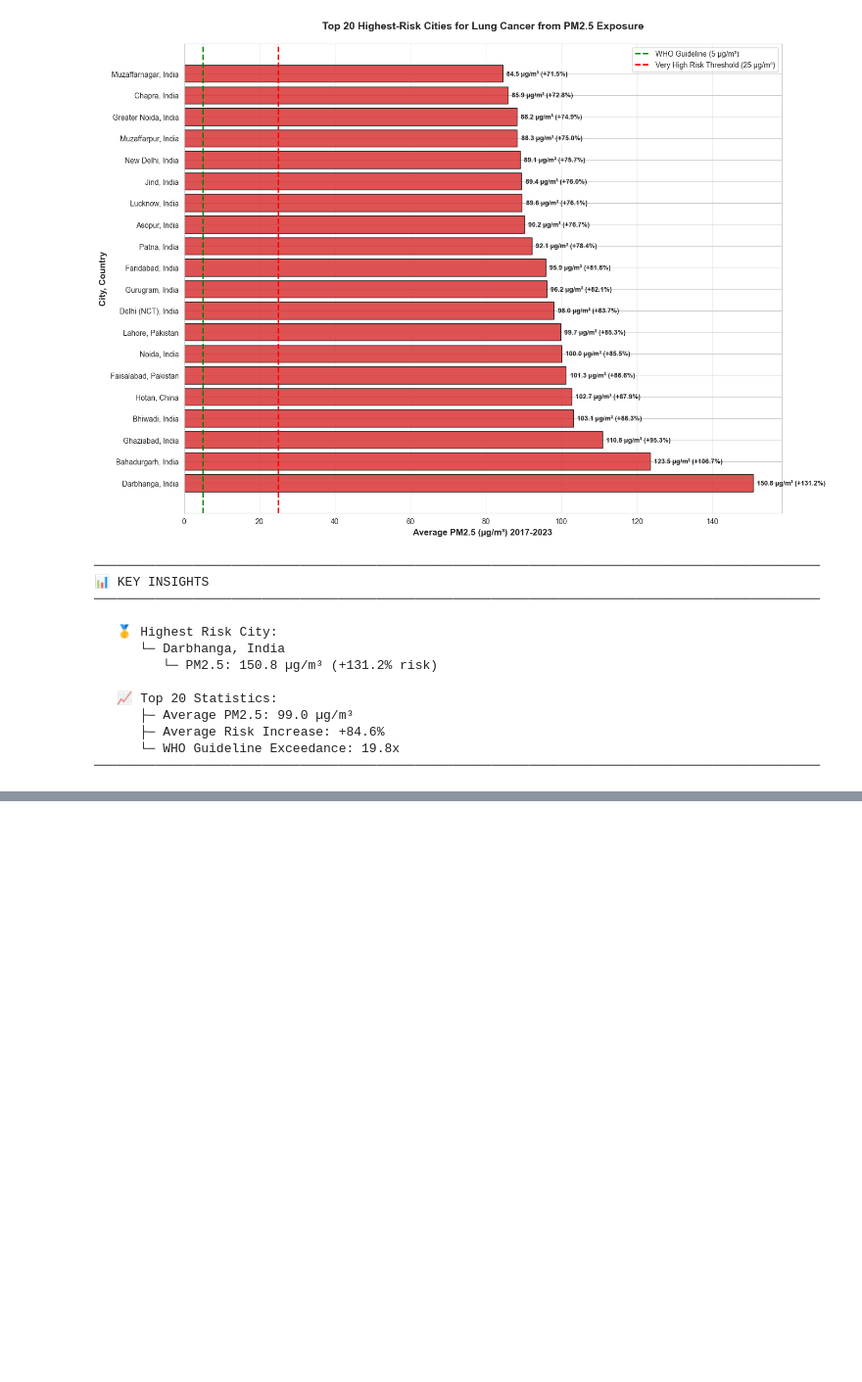
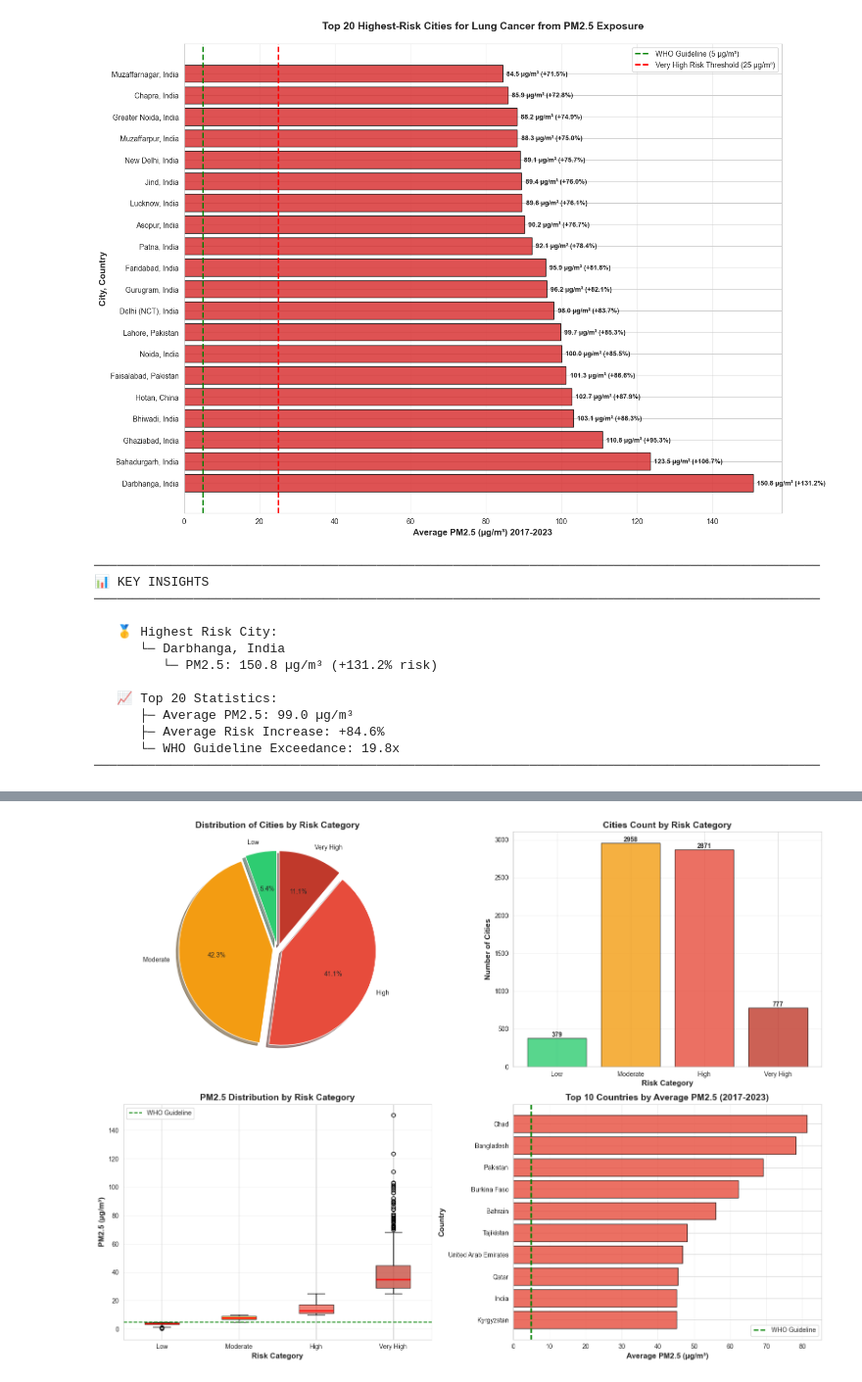
Before and after one commit to Sanaullah-Turab/global-lung-cancer-analysis, a Jupyter notebook: notebooks/LungCancer-Analysis.ipynb, the cells around one changed output, grey strips where cells are left out. Shown at 98% size. Cells and saved outputs as stored; diff of their text form; code cells hidden in the pictures; blank space fills up the shorter version.

```diff
--- a/notebooks/LungCancer-Analysis.ipynb
+++ b/notebooks/LungCancer-Analysis.ipynb
@@ -981,0 +984,82 @@ Rank   City                      Country         PM2.5 (µg/m³)   Risk +
+# %%
+# Risk category distribution
+risk_counts = air_pollution['risk_category'].value_counts()
+risk_order = ['Low', 'Moderate', 'High', 'Very High']
+risk_counts = risk_counts.reindex(risk_order)
+
+# Create visualizations
+fig, axes = plt.subplots(2, 2, figsize=(16, 12))
+
+# 1. Risk Category Distribution (Pie Chart)
+colors_pie = ['#2ecc71', '#f39c12', '#e74c3c', '#c0392b']
+explode = (0.05, 0.05, 0.05, 0.05)
+axes[0, 0].pie(risk_counts, labels=risk_counts.index, autopct='%1.1f%%',
+               colors=colors_pie, explode=explode, shadow=True, startangle=90)
+axes[0, 0].set_title('Distribution of Cities by Risk Category', fontsize=14, fontweight='bold')
+
+# 2. Risk Category Count (Bar Chart)
+bars = axes[0, 1].bar(risk_counts.index, risk_counts.values, color=colors_pie, alpha=0.8, edgecolor='black')
+axes[0, 1].set_xlabel('Risk Category', fontsize=12, fontweight='bold')
+axes[0, 1].set_ylabel('Number of Cities', fontsize=12, fontweight='bold')
+axes[0, 1].set_title('Cities Count by Risk Category', fontsize=14, fontweight='bold')
+axes[0, 1].grid(axis='y', alpha=0.3)
+for bar in bars:
+    height = bar.get_height()
+    axes[0, 1].text(bar.get_x() + bar.get_width()/2., height,
+                    f'{int(height)}',
+                    ha='center', va='bottom', fontweight='bold')
+
+# 3. PM2.5 Distribution by Risk Category (Box Plot)
+risk_data = [air_pollution[air_pollution['risk_category'] == cat]['avg_pm25_7yr'].values
+             for cat in risk_order]
+bp = axes[1, 0].boxplot(risk_data, labels=risk_order, patch_artist=True,
+                        medianprops=dict(color='red', linewidth=2),
+                        boxprops=dict(facecolor='lightblue', alpha=0.7))
+for patch, color in zip(bp['boxes'], colors_pie):
+    patch.set_facecolor(color)
+    patch.set_alpha(0.7)
+axes[1, 0].set_xlabel('Risk Category', fontsize=12, fontweight='bold')
+axes[1, 0].set_ylabel('PM2.5 (µg/m³)', fontsize=12, fontweight='bold')
+axes[1, 0].set_title('PM2.5 Distribution by Risk Category', fontsize=14, fontweight='bold')
+axes[1, 0].grid(axis='y', alpha=0.3)
+axes[1, 0].axhline(y=5, color='green', linestyle='--', label='WHO Guideline')
+axes[1, 0].legend()
+
+# 4. Top 10 Countries by Average PM2.5
+country_avg = air_pollution.groupby('country')['avg_pm25_7yr'].mean().nlargest(10).sort_values()
+axes[1, 1].barh(country_avg.index, country_avg.values, color='#e74c3c', alpha=0.8, edgecolor='black')
+axes[1, 1].set_xlabel('Average PM2.5 (µg/m³)', fontsize=12, fontweight='bold')
+axes[1, 1].set_ylabel('Country', fontsize=12, fontweight='bold')
+axes[1, 1].set_title('Top 10 Countries by Average PM2.5 (2017-2023)', fontsize=14, fontweight='bold')
+axes[1, 1].grid(axis='x', alpha=0.3)
+axes[1, 1].axvline(x=5, color='green', linestyle='--', linewidth=2, label='WHO Guideline')
+axes[1, 1].legend()
+
+plt.tight_layout()
+plt.show()
+
+print("\n" + "╔" + "═"*80 + "╗")
+print("║" + " "*22 + "📊 RISK CATEGORY DETAILED SUMMARY" + " "*23 + "║")
+print("╚" + "═"*80 + "╝\n")
+
+icons = ['🟢', '🟡', '🟠', '🔴']
+for category, icon in zip(risk_order, icons):
+    count = risk_counts[category]
+    percentage = (count / len(air_pollution)) * 100
+    avg_pm25 = air_pollution[air_pollution['risk_category'] == category]['avg_pm25_7yr'].mean()
+    min_pm25 = air_pollution[air_pollution['risk_category'] == category]['avg_pm25_7yr'].min()
+    max_pm25 = air_pollution[air_pollution['risk_category'] == category]['avg_pm25_7yr'].max()
+
+    print(f"{icon} {category.upper()}")
+    print(f"   ├─ Cities: {count:,} ({percentage:.1f}%)")
+    print(f"   ├─ Avg PM2.5: {avg_pm25:.2f} µg/m³")
+    print(f"   └─ Range: {min_pm25:.2f} - {max_pm25:.2f} µg/m³")
+
+    # Progress bar
+    bar_length = int(percentage / 2)
+    bar = '█' * bar_length + '░' * (50 - bar_length)
+    print(f"   {bar} {percentage:.1f}%\n")
+
+print("─"*80 + "\n")
+# %% [output]
+[figure, added]
```
Also changed, not shown: parts of 2 cells of this notebook.
